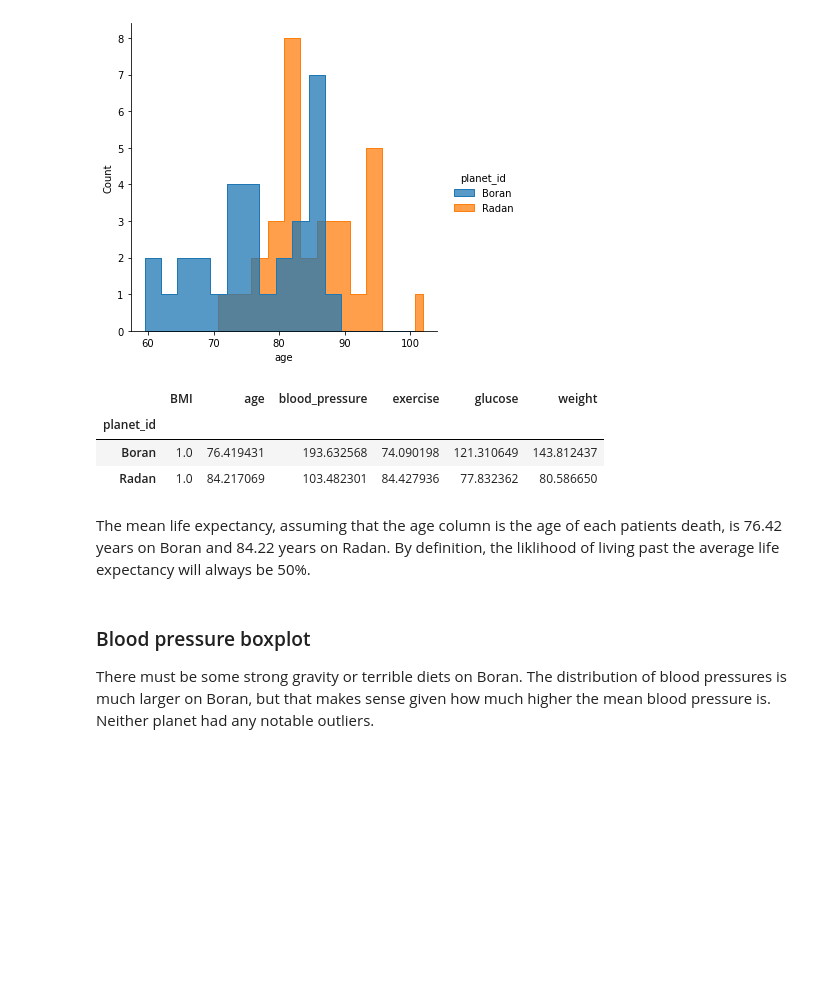
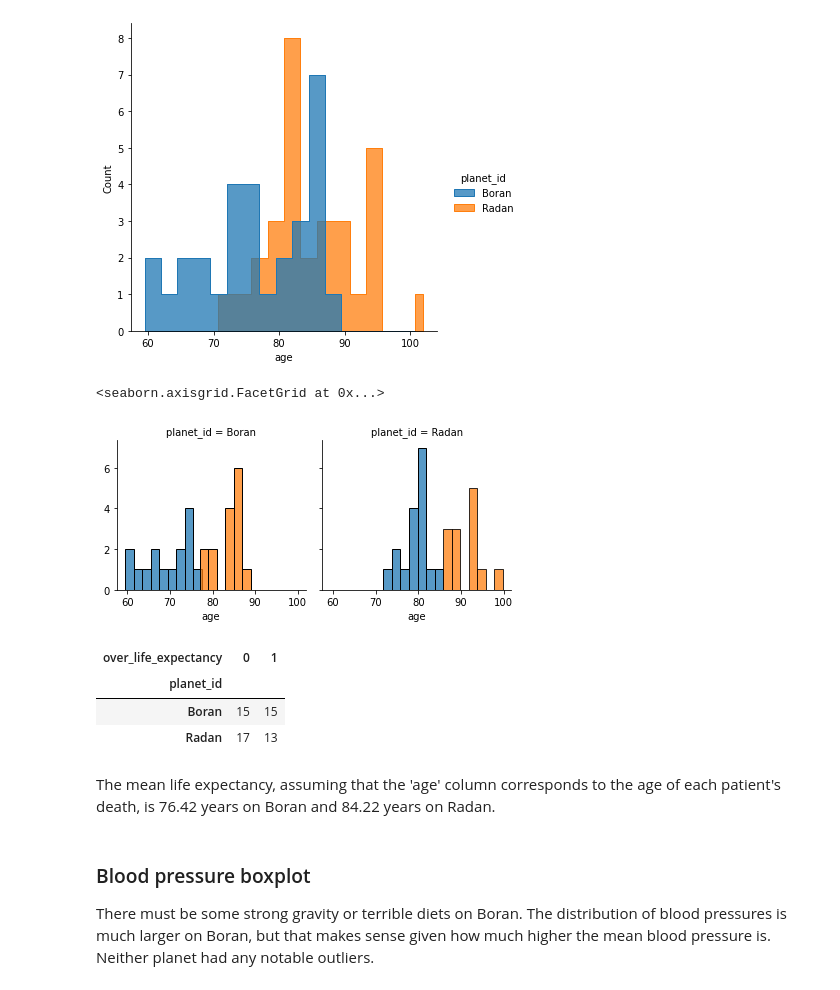
Before and after one commit to CalebChronowski/MSDS5013_FinalProject, a Jupyter notebook: main.ipynb, the cells around one changed output. Drawn from its saved outputs; the diff is of its cells as text; code cells hidden in the pictures; blank space fills up the shorter version.

Commit message:
graph prototypes finished, all questions answered

```diff
--- a/main.ipynb
+++ b/main.ipynb
@@ -28,17 +28,39 @@ sns.displot(df, x='age', binwidth=2.5, hue='planet_id', element="step", multiple
 # %% [output]
 <seaborn.axisgrid.FacetGrid at 0x...>
 [figure]
-# %%
-# Average value by planet for all columns
-df_mean = pd.pivot_table(df, index='planet_id', aggfunc=np.mean)
-df_mean.head()
-# %% [output]
-|  | BMI | age | blood_pressure | exercise | glucose | weight |
-| planet_id |  |  |  |  |  |  |
-| Boran | 1.0 | 76.419431 | 193.632568 | 74.090198 | 121.310649 | 143.812437 |
-| Radan | 1.0 | 84.217069 | 103.482301 | 84.427936 | 77.832362 | 80.586650 |
+# %%
+# Average value by planet for age
+df_mean = df.groupby('planet_id').agg(np.mean)
+df_mean['age']['Boran']
+
+# Function to check if patient's age is over or under life expectancy
+def life_expectancy_check(age, planet_id):
+    life_expectancy = df_mean['age'][planet_id]
+    if age >= life_expectancy:
+        return 1
+    else:
+        return 0
+
+# Create new binary column to store whether or not patient exceeded average age
+df['over_life_expectancy'] = df.apply(lambda x: life_expectancy_check(x['age'], x['planet_id']), axis=1)
+
+g = sns.FacetGrid(df, col="planet_id", hue="over_life_expectancy")
+g.map(sns.histplot, 'age', binwidth=2)
+# %% [output]
+<seaborn.axisgrid.FacetGrid at 0x...>
+[figure, added]
+# %%
+df_life_expectancy = df[['planet_id', 'over_life_expectancy']].pivot_table(index='planet_id',
+                                                                           columns='over_life_expectancy',
+                                                                           aggfunc='size')
+df_life_expectancy
+# %% [output]
+| over_life_expectancy | 0 | 1 |
+| planet_id |  |  |
+| Boran | 15 | 15 |
+| Radan | 17 | 13 |
 # %% [markdown]
-The mean life expectancy, assuming that the age column is the age of each patients death, is 76.42 years on Boran and 84.22 years on Radan. By definition, the liklihood of living past the average life expectancy will always be 50%.
+The mean life expectancy, assuming that the 'age' column corresponds to the age of each patient's death, is 76.42 years on Boran and 84.22 years on Radan.
 # %% [markdown]
 ### Blood pressure boxplot
 There must be some strong gravity or terrible diets on Boran. The distribution of blood pressures is much larger on Boran, but that makes sense given how much higher the mean blood pressure is. Neither planet had any notable outliers.
```
